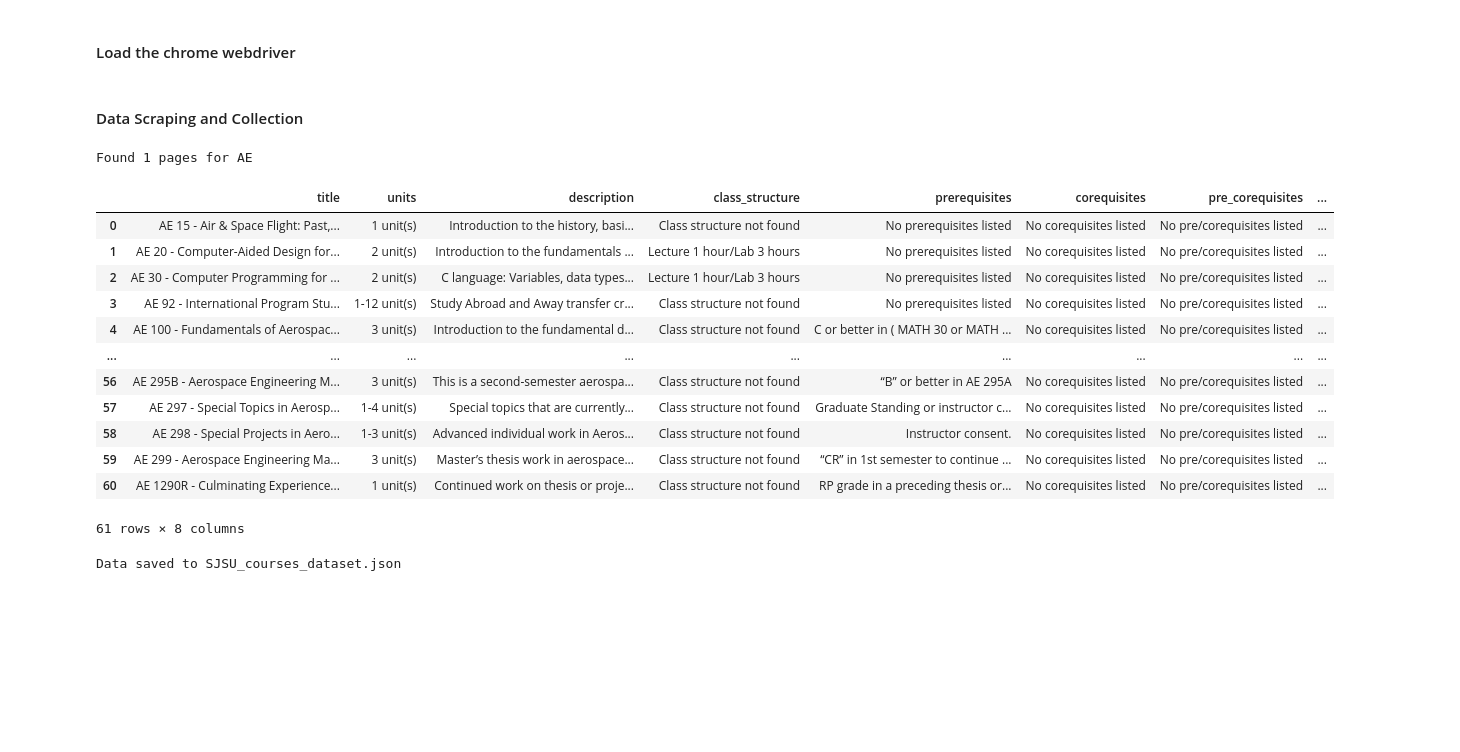
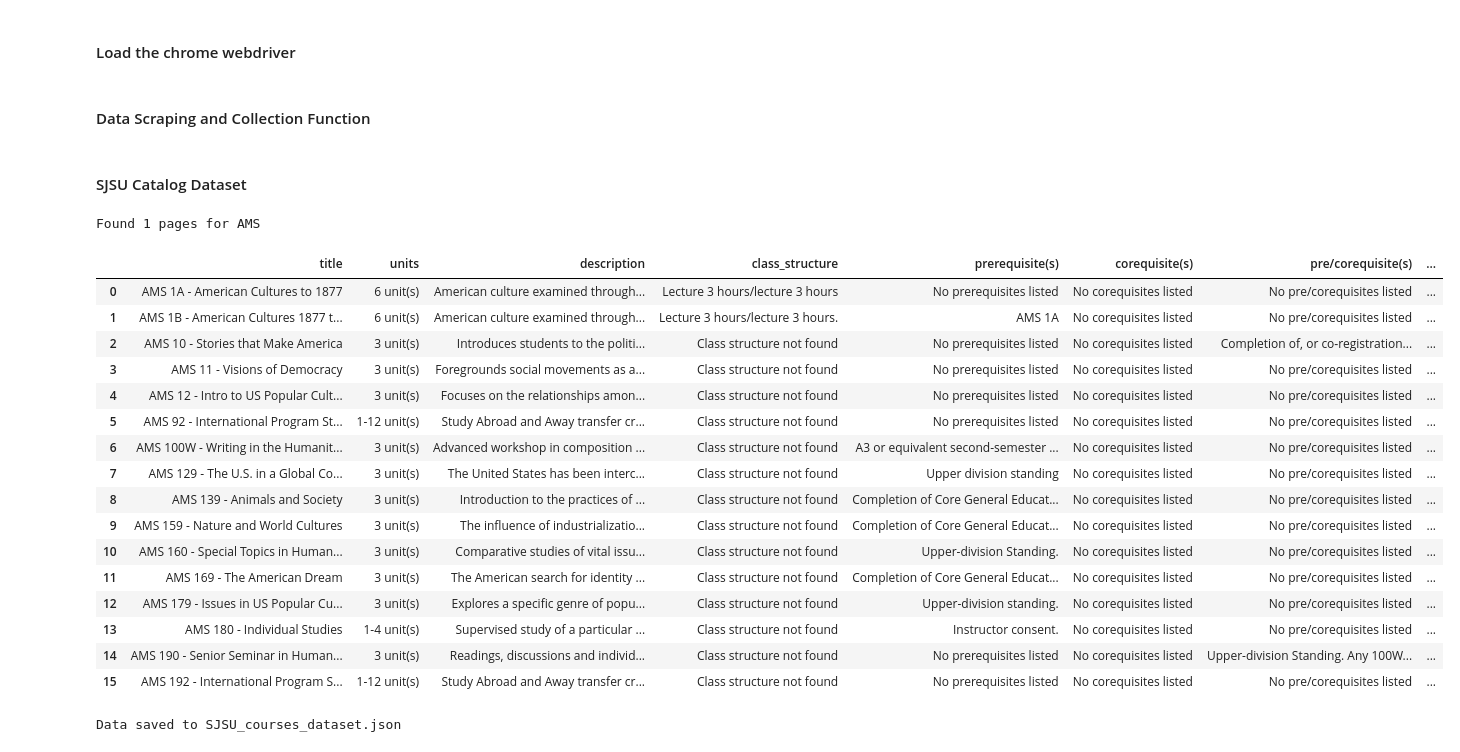
Before and after one commit to jeffreyong15/Counsel.NLP, a Jupyter notebook: Baseline Experiment/Data Collection/Data_Collection_Jeffrey.ipynb, the cells around one changed output. Saved outputs shown, nothing was run; the diff lists cells and outputs as text; code cells hidden in the pictures; blank space fills up the shorter version.

Commit message:
Update the data collection function to include more categories

```diff
--- a/Baseline Experiment/Data Collection/Data_Collection_Jeffrey.ipynb
+++ b/Baseline Experiment/Data Collection/Data_Collection_Jeffrey.ipynb
@@ -208,7 +208,7 @@ chrome_service = ChromeService(
 driver = webdriver.Chrome(service=chrome_service,options=chrome_options)
 #The ChromeService class sets up the path to the chromedriver
 # %% [markdown]
-#### Data Scraping and Collection
+#### Data Scraping and Collection Function
 # %%
 # Extract course description
 def extract_description(course_table):
@@ -321,7 +321,10 @@ def extract_pre_corequisites(course_table):
                     pre_corequisites.append(next_elem.get_text(strip=True))
                 next_elem = next_elem.next_sibling
 
-    return " ".join(pre_corequisites).replace(" .", "").strip() if pre_corequisites else "No pre/corequisites listed"
+    # Convert list to string, replace non-breaking spaces, and remove unwanted artifacts
+    cleaned_text = " ".join(pre_corequisites).replace("\xa0", " ").strip()
+
+    return cleaned_text if cleaned_text else "No pre/corequisites listed"
 
 # Extract grading information
 def extract_grading(course_table):
@@ -334,6 +337,26 @@ def extract_grading(course_table):
                 return grading_text  # Return only the grading information without the label
             next_elem = next_elem.next_sibling
     return 'Grading info not found'
+
+# Extract Note(s) information
+def extract_notes(course_table):
+    notes = []
+
+    for strong_tag in course_table.find_all('strong'):
+        text = strong_tag.get_text(strip=True)
+        if "Note(s)" in text:
+            next_elem = strong_tag.next_sibling
+            while next_elem:
+                # Stop extracting if a <div> element is encountered (prevents unwanted "Close" text)
+                if isinstance(next_elem, type(strong_tag)) and next_elem.name == 'div':
+                    break
+                if isinstance(next_elem, str):
+                    notes.append(next_elem.strip())
+                elif hasattr(next_elem, 'get_text'):
+                    notes.append(next_elem.get_text(strip=True))
+                next_elem = next_elem.next_sibling
+
+    return " ".join(notes).replace(" .", "").strip() if notes else "No notes listed"
 
 def expand_all_course_links(driver):
     course_links = driver.find_elements(By.XPATH, "//td[@class='width']/a[contains(@onclick, 'showCourse')]")
@@ -411,7 +434,8 @@ def extract_course_details(driver):
             'prerequisite(s)': extract_prerequisites(course_table),
             'corequisite(s)': extract_corequisites(course_table),
             'pre/corequisite(s)': extract_pre_corequisites(course_table),
-            'grading': extract_grading(course_table)
+            'grading': extract_grading(course_table),
+            'note(s)': extract_notes(course_table)
         }
 
         course_details.append(details)
@@ -493,25 +517,31 @@ def save_to_json(df, filename="SJSU_courses_dataset.json"):
         json.dump(course_json, f, indent=4)
 
     print(f"Data saved to {filename}")
+# %% [markdown]
+#### SJSU Catalog Dataset
 # %%
-courses_df = extract_courses_details(driver, course_filters=['AE'])
+courses_df = extract_courses_details(driver, course_filters=['AMS'])
 courses_df_display = courses_df.drop(columns='id')
 courses_df_display
 # %% [output]
-Found 1 pages for AE
+Found 1 pages for AMS
-|  | title | units | description | class_structure | prerequisites | corequisites | pre_corequisites | ... |
-| 0 | AE 15 - Air & Space Flight: Past,... | 1 unit(s) | Introduction to the history, basi... | Class structure not found | No prerequisites listed | No corequisites listed | No pre/corequisites listed | ... |
-| 1 | AE 20 - Computer-Aided Design for... | 2 unit(s) | Introduction to the fundamentals ... | Lecture 1 hour/Lab 3 hours | No prerequisites listed | No corequisites listed | No pre/corequisites listed | ... |
-| 2 | AE 30 - Computer Programming for ... | 2 unit(s) | C language: Variables, data types... | Lecture 1 hour/Lab 3 hours | No prerequisites listed | No corequisites listed | No pre/corequisites listed | ... |
-| 3 | AE 92 - International Program Stu... | 1-12 unit(s) | Study Abroad and Away transfer cr... | Class structure not found | No prerequisites listed | No corequisites listed | No pre/corequisites listed | ... |
-| 4 | AE 100 - Fundamentals of Aerospac... | 3 unit(s) | Introduction to the fundamental d... | Class structure not found | C or better in ( MATH 30 or MATH ... | No corequisites listed | No pre/corequisites listed | ... |
-| ... | ... | ... | ... | ... | ... | ... | ... | ... |
-| 56 | AE 295B - Aerospace Engineering M... | 3 unit(s) | This is a second-semester aerospa... | Class structure not found | “B” or better in AE 295A | No corequisites listed | No pre/corequisites listed | ... |
-| 57 | AE 297 - Special Topics in Aerosp... | 1-4 unit(s) | Special topics that are currently... | Class structure not found | Graduate Standing or instructor c... | No corequisites listed | No pre/corequisites listed | ... |
-| 58 | AE 298 - Special Projects in Aero... | 1-3 unit(s) | Advanced individual work in Aeros... | Class structure not found | Instructor consent. | No corequisites listed | No pre/corequisites listed | ... |
-| 59 | AE 299 - Aerospace Engineering Ma... | 3 unit(s) | Master’s thesis work in aerospace... | Class structure not found | “CR” in 1st semester to continue ... | No corequisites listed | No pre/corequisites listed | ... |
-| 60 | AE 1290R - Culminating Experience... | 1 unit(s) | Continued work on thesis or proje... | Class structure not found | RP grade in a preceding thesis or... | No corequisites listed | No pre/corequisites listed | ... |
+|  | title | units | description | class_structure | prerequisite(s) | corequisite(s) | pre/corequisite(s) | ... |
+| 0 | AMS 1A - American Cultures to 1877 | 6 unit(s) | American culture examined through... | Lecture 3 hours/lecture 3 hours | No prerequisites listed | No corequisites listed | No pre/corequisites listed | ... |
+| 1 | AMS 1B - American Cultures 1877 t... | 6 unit(s) | American culture examined through... | Lecture 3 hours/lecture 3 hours. | AMS 1A | No corequisites listed | No pre/corequisites listed | ... |
+| 2 | AMS 10 - Stories that Make America | 3 unit(s) | Introduces students to the politi... | Class structure not found | No prerequisites listed | No corequisites listed | Completion of, or co‐registration... | ... |
+| 3 | AMS 11 - Visions of Democracy | 3 unit(s) | Foregrounds social movements as a... | Class structure not found | No prerequisites listed | No corequisites listed | No pre/corequisites listed | ... |
+| 4 | AMS 12 - Intro to US Popular Cult... | 3 unit(s) | Focuses on the relationships amon... | Class structure not found | No prerequisites listed | No corequisites listed | No pre/corequisites listed | ... |
+| 5 | AMS 92 - International Program St... | 1-12 unit(s) | Study Abroad and Away transfer cr... | Class structure not found | No prerequisites listed | No corequisites listed | No pre/corequisites listed | ... |
+| 6 | AMS 100W - Writing in the Humanit... | 3 unit(s) | Advanced workshop in composition ... | Class structure not found | A3 or equivalent second-semester ... | No corequisites listed | No pre/corequisites listed | ... |
+| 7 | AMS 129 - The U.S. in a Global Co... | 3 unit(s) | The United States has been interc... | Class structure not found | Upper division standing | No corequisites listed | No pre/corequisites listed | ... |
+| 8 | AMS 139 - Animals and Society | 3 unit(s) | Introduction to the practices of ... | Class structure not found | Completion of Core General Educat... | No corequisites listed | No pre/corequisites listed | ... |
+| 9 | AMS 159 - Nature and World Cultures | 3 unit(s) | The influence of industrializatio... | Class structure not found | Completion of Core General Educat... | No corequisites listed | No pre/corequisites listed | ... |
+| 10 | AMS 160 - Special Topics in Human... | 3 unit(s) | Comparative studies of vital issu... | Class structure not found | Upper-division Standing. | No corequisites listed | No pre/corequisites listed | ... |
+| 11 | AMS 169 - The American Dream | 3 unit(s) | The American search for identity ... | Class structure not found | Completion of Core General Educat... | No corequisites listed | No pre/corequisites listed | ... |
+| 12 | AMS 179 - Issues in US Popular Cu... | 3 unit(s) | Explores a specific genre of popu... | Class structure not found | Upper-division standing. | No corequisites listed | No pre/corequisites listed | ... |
+| 13 | AMS 180 - Individual Studies | 1-4 unit(s) | Supervised study of a particular ... | Class structure not found | Instructor consent. | No corequisites listed | No pre/corequisites listed | ... |
+| 14 | AMS 190 - Senior Seminar in Human... | 3 unit(s) | Readings, discussions and individ... | Class structure not found | No prerequisites listed | No corequisites listed | Upper-division Standing. Any 100W... | ... |
+| 15 | AMS 192 - International Program S... | 1-12 unit(s) | Study Abroad and Away transfer cr... | Class structure not found | No prerequisites listed | No corequisites listed | No pre/corequisites listed | ... |
-61 rows × 8 columns
 # %%
 save_to_json(courses_df, filename="SJSU_courses_dataset.json")
 # %% [output]
```
Also changed, not shown: parts of 8 cells of this notebook.
